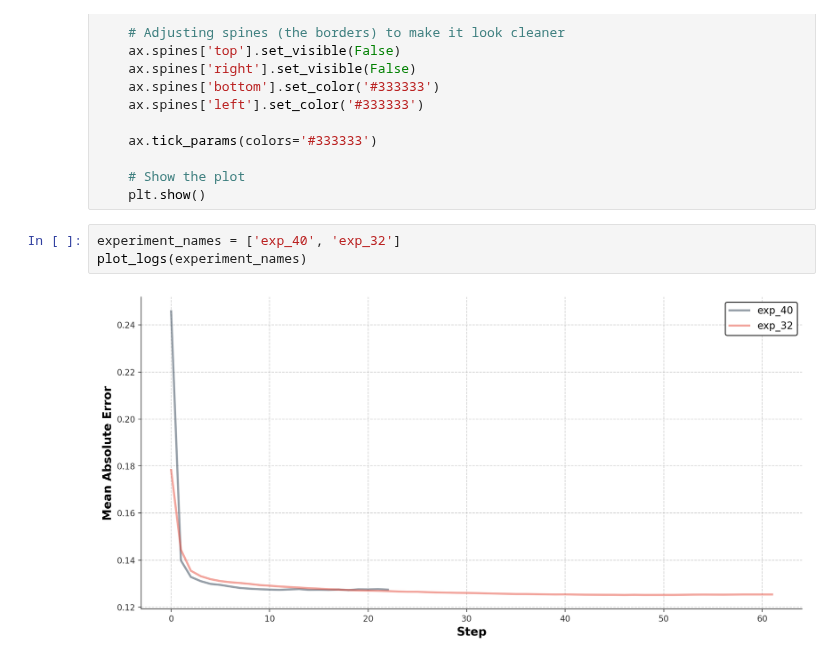
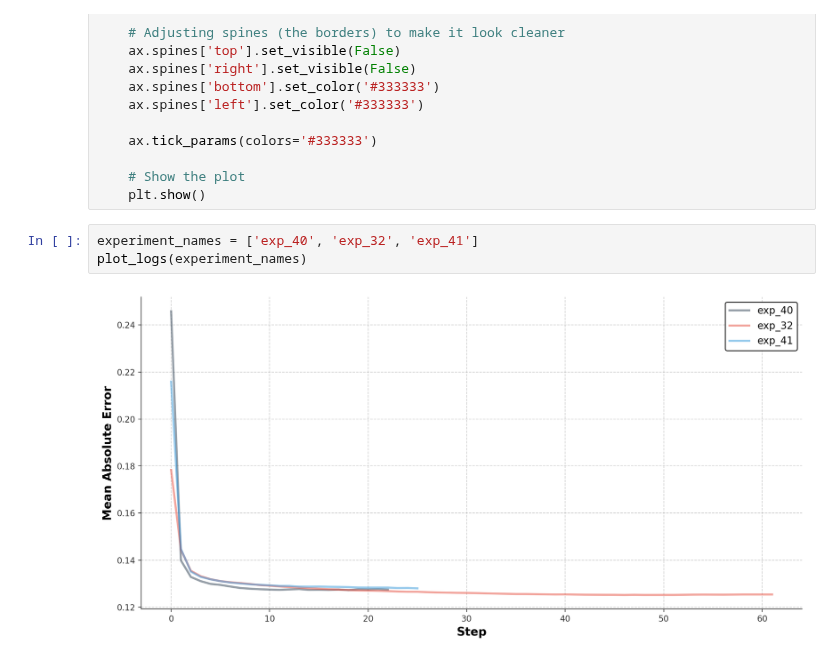
Before and after one commit to DrHB/rna-stanford, a Jupyter notebook: eda/plot_results.ipynb, the cells around one changed output. Cells and saved outputs as stored; diff of their text form.

```diff
--- a/eda/plot_results.ipynb
+++ b/eda/plot_results.ipynb
@@ -65,10 +65,10 @@ def plot_logs(experiment_names, xlabel='Step', ylabel='Mean Absolute Error', tit
     # Show the plot
     plt.show()
 # %%
-experiment_names = ['exp_40', 'exp_32']
+experiment_names = ['exp_40', 'exp_32', 'exp_41']
 plot_logs(experiment_names)
 # %% [output]
-[figure, old version]
+[figure, new version]
 # %%
 get_loggs('exp_32_v1')
 # %% [output]
```
Also changed, not shown: parts of 1 cell of this notebook, 9 other files.
